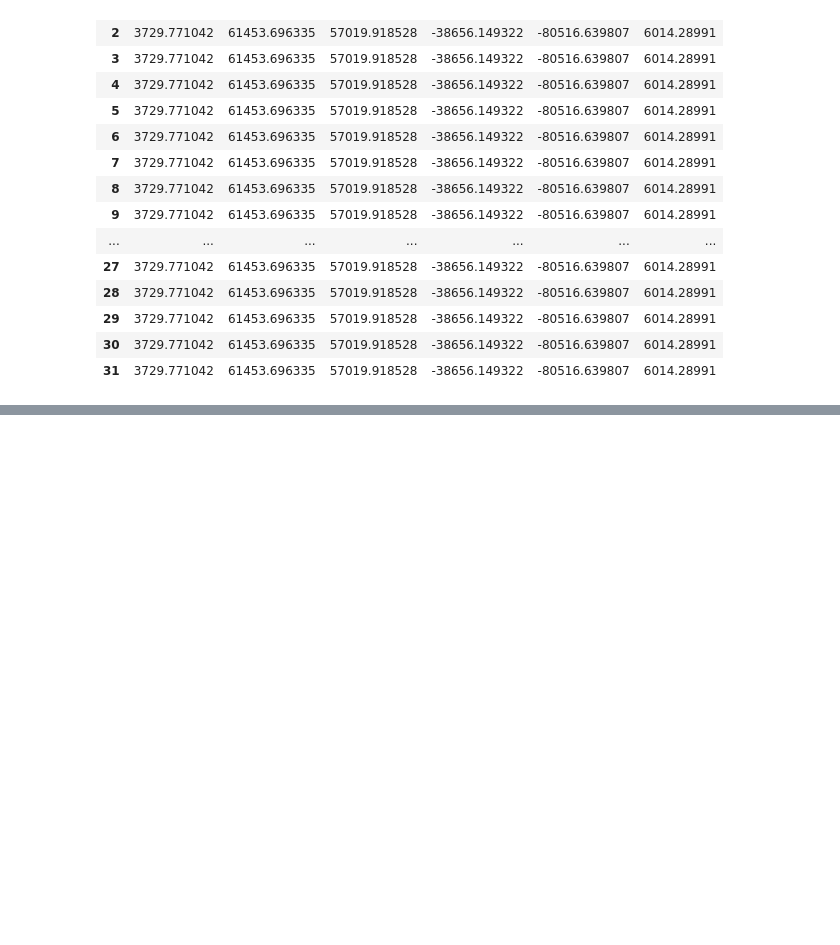
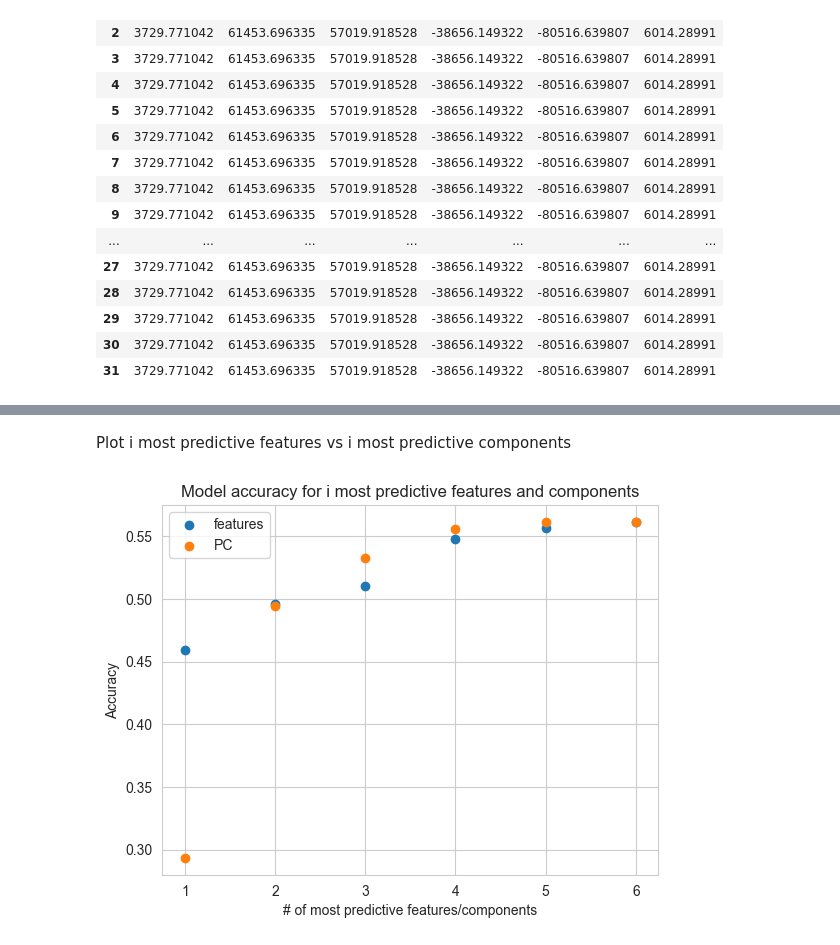
Before and after one commit to Nivlac3213/DS312, a Jupyter notebook: homework/Henggeler_Calvin_HW3_Feature_Selection.ipynb, the cells around one changed output, grey strips where cells are left out. Drawn from its saved outputs; the diff is of its cells as text; code cells hidden in the pictures; blank space fills up the shorter version.

```diff
--- a/homework/Henggeler_Calvin_HW3_Feature_Selection.ipynb
+++ b/homework/Henggeler_Calvin_HW3_Feature_Selection.ipynb
@@ -301,0 +301,32 @@ ax.legend();
+# %%
+pca_val_df = pd.DataFrame(pca.transform(scaler.transform(x_val)), columns=pca_features)
+# %%
+# list comp which creates a deep copy
+comps = [comp for comp in pca_features]
+important_components = []
+# %%
+
+# train linear models on each subset, and remove from fs the least important.
+while len(comps)>0:
+
+    # if the last component, insert into list
+    if len(comps)==1:
+        important_components.insert(0,comps[0])
+        break
+
+    # list to store the held feature and score tuples
+    res = []
+
+    # iterate combinations, holding 1 PC out
+    for comb in combinations(comps,len(comps)-1):
+        # get the missing feature
+        missing = [_ for _ in comps if _ not in list(comb)][0]
+        # train and score model on all other features
+        comb = list(comb)
+        lr.fit(df_pca[comb],y_train)
+        score = lr.score(pca_val_df[comb],y_val)
+        res.append((missing,score))
+    # max of the training scores singles out the held feature as the least important
+    least_important = max(res,key = lambda t:t[1])[0]
+    important_components.insert(0,least_important)
+    comps.remove(least_important)
@@ -301,0 +340,17 @@ ax.legend();
+# %%
+pc_acc = []
+for i in range(1,len(important_components)+1):
+    lr.fit(df_pca[important_components[:i]],y_train)
+    pc_acc.append(lr.score(pca_val_df[important_components[:i]],y_val))
+# %% [markdown]
+Plot i most predictive features vs i most predictive components
+# %%
+fig,ax = plt.subplots()
+ax.scatter(range(1,len(important_features)+1),feat_acc,label = 'features')
+ax.scatter(range(1,len(important_components)+1),pc_acc,label = 'PC')
+ax.set_ylabel('Accuracy')
+ax.set_xlabel('# of most predictive features/components')
+ax.set_title('Model accuracy for i most predictive features and components')
+ax.legend();
+# %% [output]
+[figure, added]
```
Also changed, not shown: parts of 55 cells of this notebook, 1 other file.
